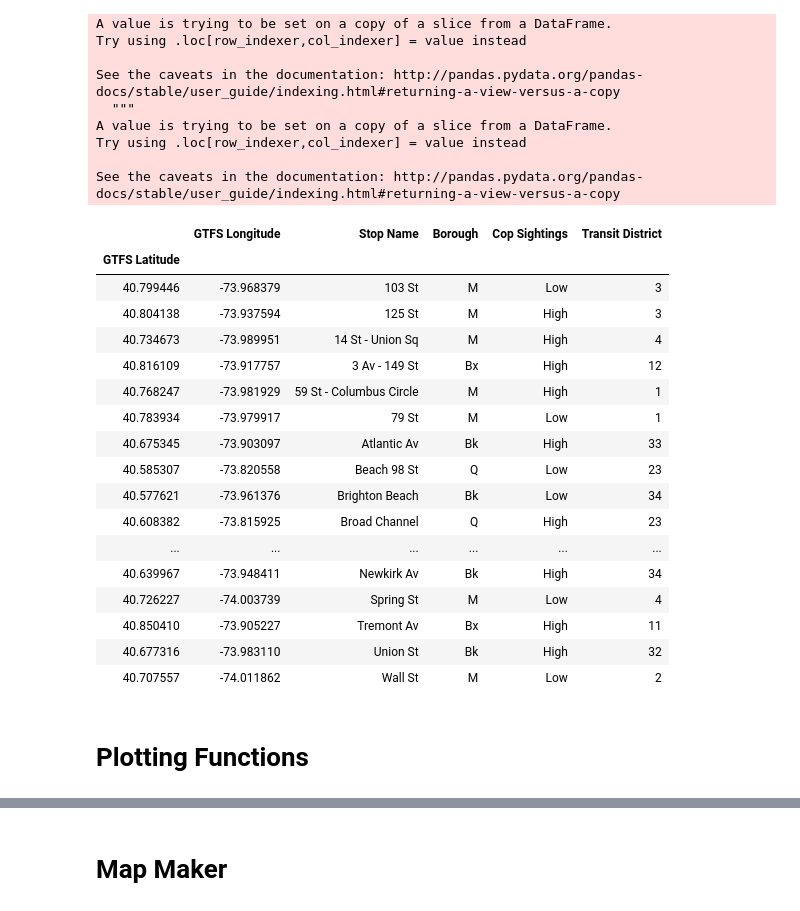
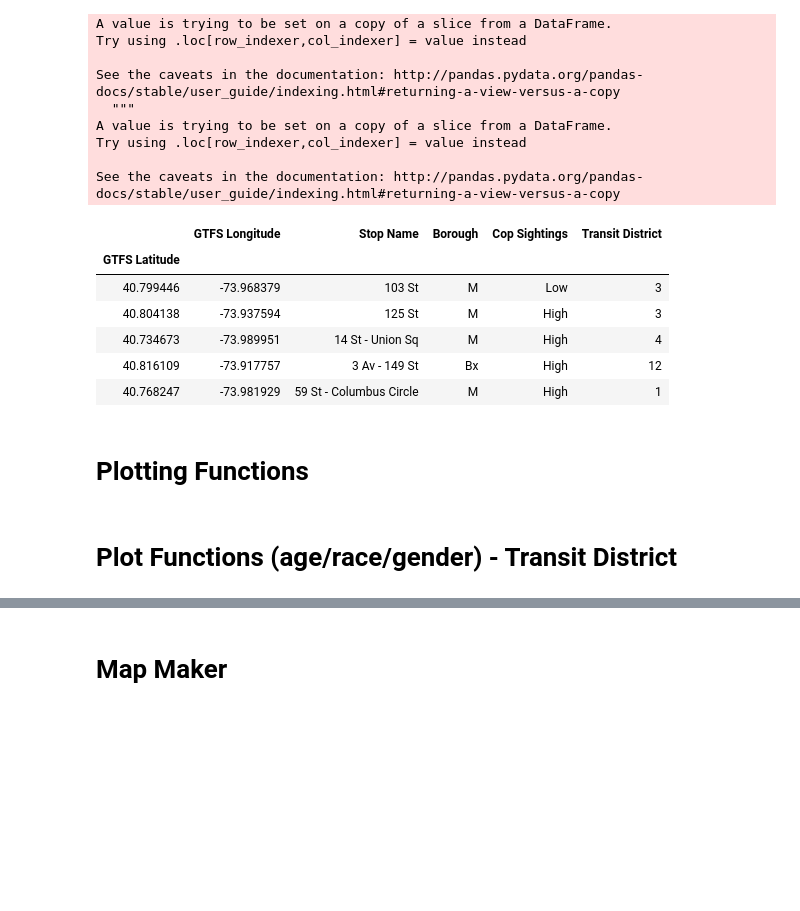
Before and after one commit to lkahlon9/fare_evasion, a Jupyter notebook: Map of Subway Stations (Made With Folium).ipynb, the cells around one changed output, grey strips where cells are left out. Drawn from its saved outputs; the diff is of its cells as text; code cells hidden in the pictures; blank space fills up the shorter version.

```diff
--- a/Map of Subway Stations (Made With Folium).ipynb
+++ b/Map of Subway Stations (Made With Folium).ipynb
@@ -70,8 +56,6 @@ Try using .loc[row_indexer,col_indexer] = value instead
 
 See the caveats in the documentation: http://pandas.pydata.org/pandas-docs/stable/user_guide/indexing.html#returning-a-view-versus-a-copy
   This is separate from the ipykernel package so we can avoid doing imports until
-# %%
-lowCountStations.sort()
 # %%
 lowLocations = locations[locations['Stop Name'].isin(lowCountStations)]
 lowLocations.sort_values(by='Stop Name')
@@ -94,29 +78,21 @@ Try using .loc[row_indexer,col_indexer] = value instead
 
 See the caveats in the documentation: http://pandas.pydata.org/pandas-docs/stable/user_guide/indexing.html#returning-a-view-versus-a-copy
 # %%
+# This is the main dataframe used for mapping
+# For our select 24 subway stations, it holds: location (lat,long), Stop Name, Borough, Binary of police sightings, and Transit District
+
 lowHighLocations = [lowLocations,highLocations]
 lowHigh = pd.concat(lowHighLocations)
 lowHigh = lowHigh.sort_values(by='Stop Name',ascending=True)
-lowHigh
+lowHigh.head()
 # %% [output]
 |  | GTFS Longitude | Stop Name | Borough | Cop Sightings | Transit District |
 | GTFS Latitude |  |  |  |  |  |
 | 40.799446 | -73.968379 | 103 St | M | Low | 3 |
 | 40.804138 | -73.937594 | 125 St | M | High | 3 |
 | 40.734673 | -73.989951 | 14 St - Union Sq | M | High | 4 |
 | 40.816109 | -73.917757 | 3 Av - 149 St | Bx | High | 12 |
 | 40.768247 | -73.981929 | 59 St - Columbus Circle | M | High | 1 |
-| 40.783934 | -73.979917 | 79 St | M | Low | 1 |
-| 40.675345 | -73.903097 | Atlantic Av | Bk | High | 33 |
-| 40.585307 | -73.820558 | Beach 98 St | Q | Low | 23 |
-| 40.577621 | -73.961376 | Brighton Beach | Bk | Low | 34 |
-| 40.608382 | -73.815925 | Broad Channel | Q | High | 23 |
-| ... | ... | ... | ... | ... | ... |
-| 40.639967 | -73.948411 | Newkirk Av | Bk | High | 34 |
-| 40.726227 | -74.003739 | Spring St | M | Low | 4 |
-| 40.850410 | -73.905227 | Tremont Av | Bx | High | 11 |
-| 40.677316 | -73.983110 | Union St | Bk | High | 32 |
-| 40.707557 | -74.011862 | Wall St | M | Low | 2 |
 # %% [markdown]
 # Plotting Functions
 # %%
@@ -124,0 +103,2 @@ radius = 15
+# %% [markdown]
+# Plot Functions (age/race/gender) - Transit District
```
Also changed, not shown: parts of 24 cells of this notebook.
